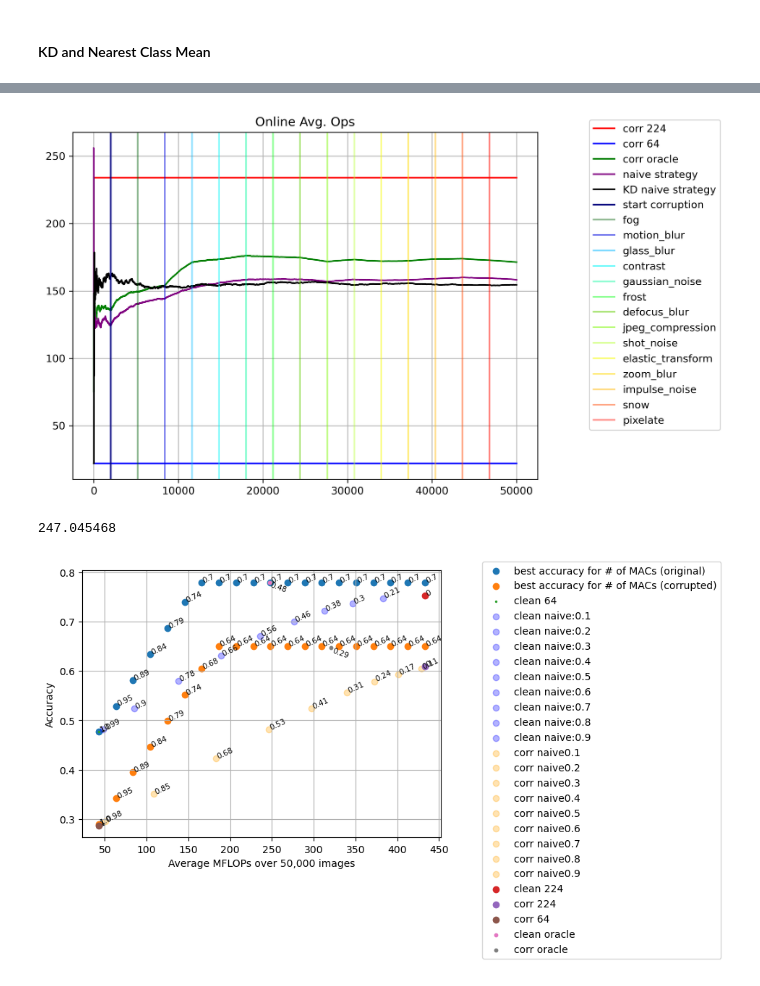
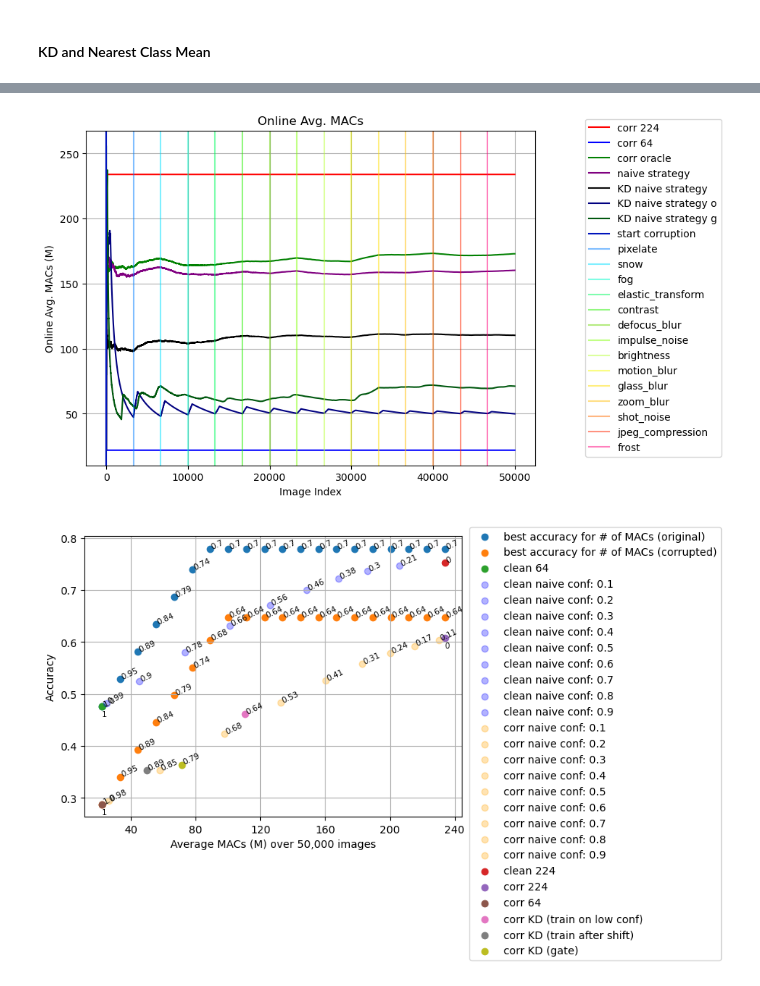
Before and after one commit to Geffen-Cooper/continual_learning_playground, a Jupyter notebook: src/test_time_kd/test_corruptions.ipynb, the cells around one changed output, grey strips where cells are left out. Drawn from its saved outputs; the diff is of its cells as text; code cells hidden in the pictures.

```diff
--- a/src/test_time_kd/test_corruptions.ipynb
+++ b/src/test_time_kd/test_corruptions.ipynb
@@ -1652,6 +1661,8 @@ model64_KD = copy.deepcopy(model64)
 model64_KD.eval()
 model64_KD_o = copy.deepcopy(model64)
 model64_KD_o.eval()
+model64_KD_g = copy.deepcopy(model64)
+model64_KD_g.eval()
 # # freeze parameters other than last layer
 # for i,c in enumerate(model64_KD.children()):
 #     if i == 2:
@@ -1666,21 +1677,21 @@ model64_KD_o.eval()
 # # NCM get embedding output
 # register forward hook to get embedding output
 # activationT = {}
-# activationS = {}
+activationS = {}
 # def get_activationT(name):
 #     def hook(model, input, output):
 #         activationT[name] = output.detach()
 #     return hook
-# def get_activationS(name):
-#     def hook(model, input, output):
-#         activationS[name] = output.detach()
-#     return hook
+def get_activationS(name):
+    def hook(model, input, output):
+        activationS[name] = output.detach()
+    return hook
 
 # get the activations
 model.eval()
 # model64.eval()
 # model.classifier[0].register_forward_hook(get_activationT('emb'))
-# model64.classifier[0].register_forward_hook(get_activationS('emb'))
+model64_KD_g.classifier[0].register_forward_hook(get_activationS('emb'))
 # class_means = torch.zeros((1000,1280))
 # class_counts = torch.ones(1000)
 # class_offset_means = torch.zeros((1000,1280))
@@ -2161,10 +2272,12 @@ ax1.plot(idxs,corr_online_ops64,label='corr 64',color='blue')
 ax1.plot(idxs,corr_oracle_ops,label='corr oracle',color='green')
 # ax1.plot(idxs,corr_online_acc,label='corrupted 224',color='black')
 # ax1.plot(idxs,corr_online_acc64,label='corrupted 64',color='green')
-ax1.plot(idxs,corr_naive_ops,label='naive strategy',color='purple')
+ax1.plot(idxs,corr_naive_ops[4],label='naive strategy',color='purple')
 ax1.plot(idxs,corr_online_ops_KD,label='KD naive strategy',color='black')
-plt.title("Online Avg. Ops")
-ax1.axvline(x = transition_points[0], color = 'orange', label = 'start corruption')
+ax1.plot(idxs,corr_online_ops_KD_o,label='KD naive strategy o',color='yellow')
+ax1.plot(idxs,corr_online_ops_KD_g,label='KD naive strategy g',color='yellow')
+plt.title("Online Avg. MACs")
+ax1.axvline(x = 4, color = 'orange', label = 'start corruption')
 for i,x in enumerate(transition_points[1:]):
     plt.axvline(x =x, label = corruptions[rand_corr_order[i]],alpha=0.5)
 colormap = plt.cm.gist_ncar #nipy_spectral, Set1,Paired
@@ -2177,62 +2290,60 @@ for i,j in enumerate(ax1.lines[5:]):
 # # plt.scatter(px,py,s=0.5,c='r')
 # ax2.hist(px,bins=100,alpha=0.2)
 ax1.legend(bbox_to_anchor=(1.1, 1.05))
-# ax1.set_ylabel("Online Accuracy")
+ax1.set_ylabel("Online Avg. MACs (M)")
 # ax2.set_ylabel("# overconfident images")
-# ax1.set_xlabel("Image Index")
+ax1.set_xlabel("Image Index")
 plt.grid()
 # %% [output]
-[figure, old version]
+[figure, new version]
-# %%
-clean_oracle_ops[-1]*1e-6
-# %% [output]
-247.045468
 # %%
 accs2 = [acc/50000 for acc in accs]
 corr_accs2 = [acc/50000 for acc in corr_accs]
 fig,ax1 = plt.subplots()
 ax1.scatter(ops,accs2,label="best accuracy for # of MACs (original)")
 ax1.scatter(ops,corr_accs2,label="best accuracy for # of MACs (corrupted)")
-ax1.scatter(clean_online_ops64[-1]*50000,clean_online_acc64[-1],label = "clean 64",s=2)
-ax1.annotate(round(clean_online_efficiency64[-1],2),(clean_online_ops64[-1]*50000,clean_online_acc64[-1]),rotation=25, size=7.5)
+ax1.scatter(clean_online_ops64[-1]*50000,clean_online_acc64[-1],label = "clean 64")
+ax1.annotate(round(clean_online_efficiency64[-1],2),(clean_online_ops64[-1]*50000,clean_online_acc64[-1]-.02),rotation=0, size=7.5)
 for i,p in enumerate(policies):
-    ax1.scatter(clean_naive_ops[i][-1]*50000,clean_naive_online_acc[i][-1],label = "clean naive:"+str(p),c="blue",alpha=0.3)
+    ax1.scatter(clean_naive_ops[i][-1]*50000,clean_naive_online_acc[i][-1],label = "clean naive conf: "+str(p),c="blue",alpha=0.3)
     ax1.annotate(round(clean_naive_efficiency[i][-1],2),(clean_naive_ops[i][-1]*50000,clean_naive_online_acc[i][-1]),rotation=25, size=7.5)
 for i,p in enumerate(corr_policies):
-    ax1.scatter(corr_naive_ops[i][-1]*50000,corr_naive_online_acc[i][-1],label = "corr naive"+str(p),c="orange",alpha=0.3)
+    ax1.scatter(corr_naive_ops[i][-1]*50000,corr_naive_online_acc[i][-1],label = "corr naive conf: "+str(p),c="orange",alpha=0.3)
     ax1.annotate(round(corr_naive_efficiency[i][-1],2),(corr_naive_ops[i][-1]*50000,corr_naive_online_acc[i][-1]),rotation=25, size=7.5)
 ax1.scatter(clean_online_ops[-1]*50000,clean_online_acc[-1],label = "clean 224")
 ax1.annotate(round(clean_online_efficiency[-1],2),(clean_online_ops[-1]*50000,clean_online_acc[-1]),rotation=25, size=7.5)
 ax1.scatter(corr_online_ops[-1]*50000,corr_online_acc[-1],label = "corr 224")
-ax1.annotate(round(corr_online_efficiency[-1],2),(corr_online_ops[-1]*50000,corr_online_acc[-1]),rotation=25, size=7.5)
+ax1.annotate(round(corr_online_efficiency[-1],2),(corr_online_ops[-1]*50000,corr_online_acc[-1]-.02),rotation=0, size=7.5)
 ax1.scatter(corr_online_ops64[-1]*50000,corr_online_acc64[-1],label = "corr 64")
-ax1.annotate(round(corr_online_efficiency64[-1],2),(corr_online_ops64[-1]*50000,corr_online_acc64[-1]),rotation=25, size=7.5)
-ax1.scatter(clean_oracle_ops[-1]*50000,clean_oracle_acc[-1],label="clean oracle",s=10)
-ax1.annotate(round(clean_oracle_efficiency[-1],2),(clean_oracle_ops[-1]*50000,clean_oracle_acc[-1]-.02),rotation=-20, size=7.5)
-ax1.scatter(corr_oracle_ops[-1]*50000,corr_oracle_acc[-1],label="corr oracle",s=10)
-ax1.annotate(round(corr_oracle_efficiency[-1],2),(corr_oracle_ops[-1]*50000,corr_oracle_acc[-1]-.02),rotation=-20, size=7.5)
-# ax1.scatter(corr_online_ops_KD[-1]*50000,corr_online_acc_KD[-1],label = "corr KD (train 1% random)")
-# ax1.annotate(round(corr_online_efficiency_KD[-1],2),(corr_online_ops_KD[-1]*50000,corr_online_acc_KD[-1]),rotation=25, size=7.5)
-# ax1.scatter(corr_online_ops_KD_o[-1]*50000,corr_online_acc_KD_o[-1],label = "corr KD (train after shift)")
-# ax1.annotate(round(corr_online_efficiency_KD_o[-1],2),(corr_online_ops_KD_o[-1]*50000,corr_online_acc_KD_o[-1]),rotation=25, size=7.5)
+ax1.annotate(round(corr_online_efficiency64[-1],2),(corr_online_ops64[-1]*50000,corr_online_acc64[-1]-.02),rotation=0, size=7.5)
+# ax1.scatter(clean_oracle_ops[-1]*50000,clean_oracle_acc[-1],label="clean oracle",s=10)
+# ax1.annotate(round(clean_oracle_efficiency[-1],2),(clean_oracle_ops[-1]*50000,clean_oracle_acc[-1]-.02),rotation=-20, size=7.5)
+# ax1.scatter(corr_oracle_ops[-1]*50000,corr_oracle_acc[-1],label="corr oracle",s=10)
+# ax1.annotate(round(corr_oracle_efficiency[-1],2),(corr_oracle_ops[-1]*50000,corr_oracle_acc[-1]-.02),rotation=-20, size=7.5)
+ax1.scatter(corr_online_ops_KD[-1]*50000,corr_online_acc_KD[-1],label = "corr KD (train on low conf)")
+ax1.annotate(round(corr_online_efficiency_KD[-1],2),(corr_online_ops_KD[-1]*50000,corr_online_acc_KD[-1]),rotation=25, size=7.5)
+ax1.scatter(corr_online_ops_KD_o[-1]*50000,corr_online_acc_KD_o[-1],label = "corr KD (train after shift)")
+ax1.annotate(round(corr_online_efficiency_KD_o[-1],2),(corr_online_ops_KD_o[-1]*50000,corr_online_acc_KD_o[-1]),rotation=25, size=7.5)
+ax1.scatter(corr_online_ops_KD_g[-1]*50000,corr_online_acc_KD_g[-1],label = "corr KD (gate)")
+ax1.annotate(round(corr_online_efficiency_KD_g[-1],2),(corr_online_ops_KD_g[-1]*50000,corr_online_acc_KD_g[-1]),rotation=25, size=7.5)
 # ax1.scatter(clean_naive_ops)
 # ax1.scatter(clean_naive_ops)
 # plt.scatter(clean_naive_efficiency[-1],clean_naive_online_acc[-1],label="naive",s=6)
 # plt.scatter(clean_oracle_efficiency[-1],clean_oracle_acc[-1],label="oracle",s=6)
 # plt.scatter(clean_online_efficiency[-1],clean_online_acc[-1],label="224",s=6)
 # plt.scatter(clean_online_efficiency64[-1],clean_online_acc64[-1],label="64",s=6,c='y')
 ax1.grid()
-ax1.set_xlabel("Average MFLOPs over 50,000 images")
+ax1.set_xlabel("Average MACs (M) over 50,000 images")
 ax1.set_ylabel("Accuracy")
-ax1.legend(bbox_to_anchor=(1.1, 1.05))
+ax1.legend(bbox_to_anchor=(1.7, 1.05))
 # ax1.set_ylim([0,1])
 effs2 = [round(eff,2) for eff in effs]
 corr_effs2 = [round(corr_eff,2) for corr_eff in corr_effs]
 for i, txt in enumerate(effs2):
     ax1.annotate(txt, ((ops)[i], accs2[i]),rotation=25, size=7.5)
     ax1.annotate(corr_effs2[i], ((ops)[i], corr_accs2[i]),rotation=25, size=7.5)
 import matplotlib.ticker as ticker
-ticks = ticker.FuncFormatter(lambda x, pos: '{0:g}'.format(x*1e-6/50000))
+ticks = ticker.FuncFormatter(lambda x, pos: '{0:g}'.format(x/50000))
 ax1.xaxis.set_major_formatter(ticks)
 # %% [output]
-[figure, old version]
+[figure, new version]
```
Also changed, not shown: parts of 20 cells of this notebook, 1 other file.
